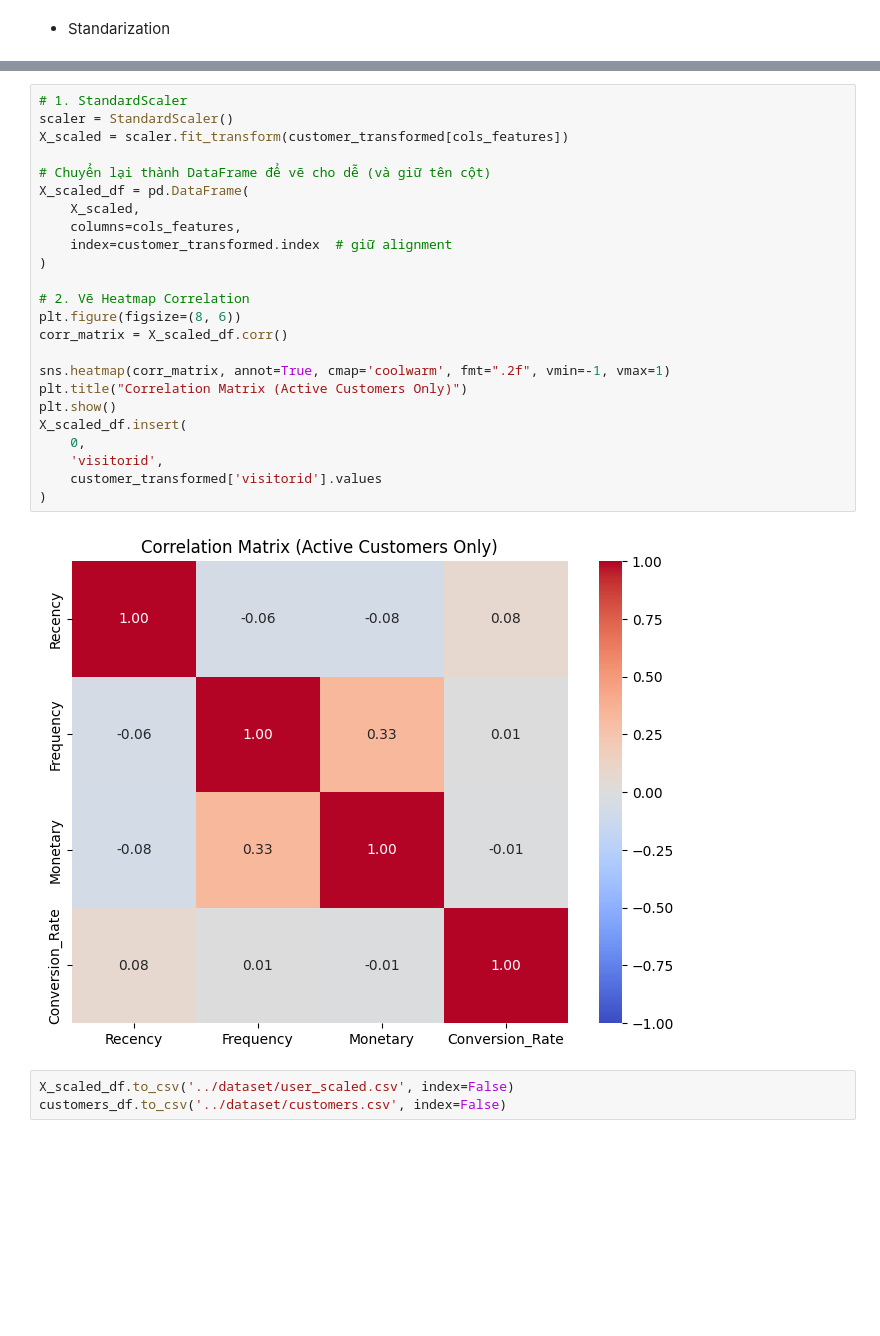
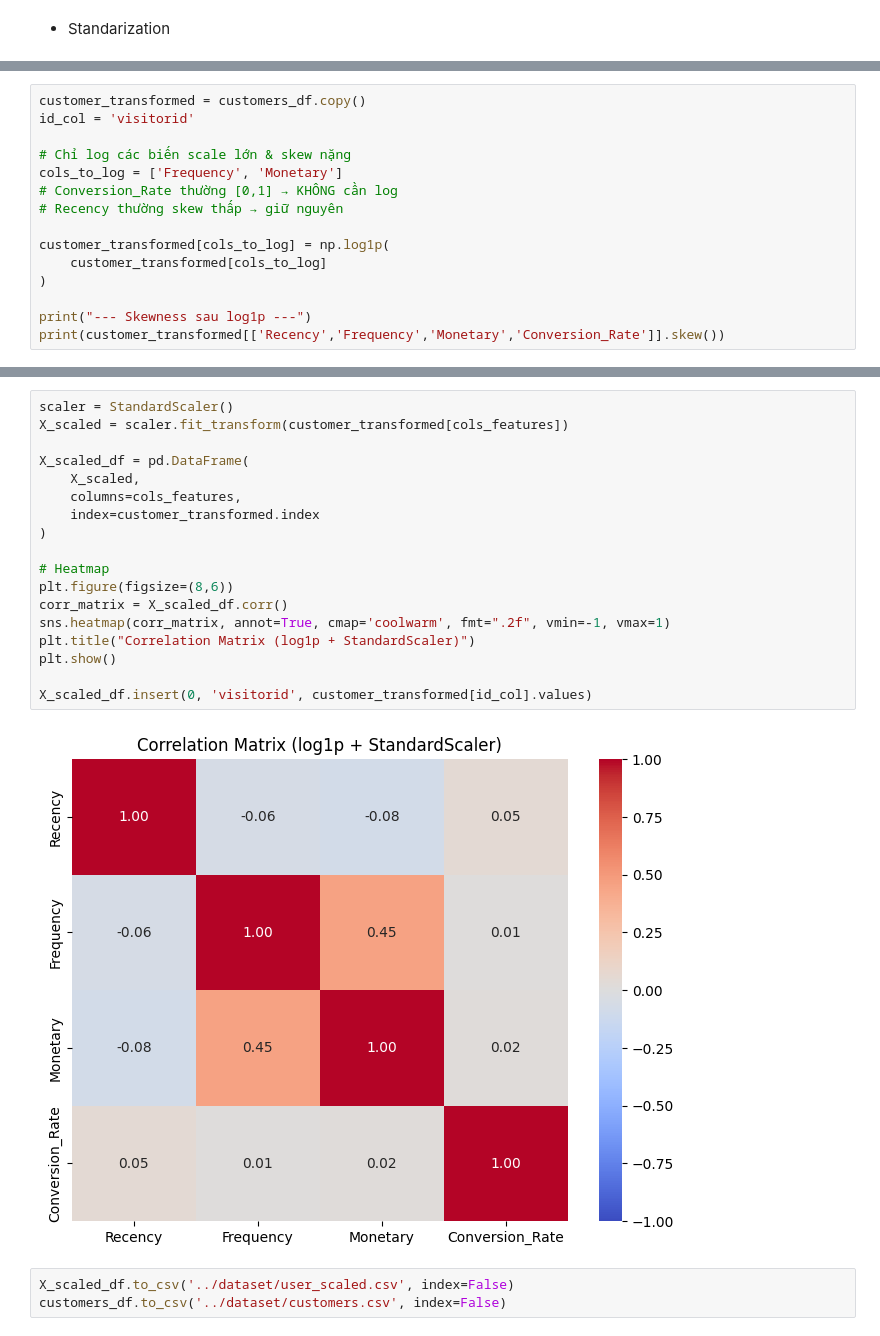
Before and after one commit to bluff-king/Customer-Segment-Personalization, a Jupyter notebook: CRISPDM/03_Data_Preparation.ipynb, the cells around one changed output, grey strips where cells are left out. Drawn from its saved outputs; the diff is of its cells as text; blank space fills up the shorter version.

```diff
--- a/CRISPDM/03_Data_Preparation.ipynb
+++ b/CRISPDM/03_Data_Preparation.ipynb
@@ -196,0 +165,15 @@ dtype: float64
+# %%
+customer_transformed = customers_df.copy()
+id_col = 'visitorid'
+
+# Chỉ log các biến scale lớn & skew nặng
+cols_to_log = ['Frequency', 'Monetary']
+# Conversion_Rate thường [0,1] → KHÔNG cần log
+# Recency thường skew thấp → giữ nguyên
+
+customer_transformed[cols_to_log] = np.log1p(
+    customer_transformed[cols_to_log]
+)
+
+print("--- Skewness sau log1p ---")
+print(customer_transformed[['Recency','Frequency','Monetary','Conversion_Rate']].skew())
@@ -197,29 +187,23 @@ dtype: float64
 # %%
-# 1. StandardScaler
 scaler = StandardScaler()
 X_scaled = scaler.fit_transform(customer_transformed[cols_features])
 
-# Chuyển lại thành DataFrame để vẽ cho dễ (và giữ tên cột)
 X_scaled_df = pd.DataFrame(
     X_scaled,
     columns=cols_features,
-    index=customer_transformed.index  # giữ alignment
+    index=customer_transformed.index
 )
 
-# 2. Vẽ Heatmap Correlation
-plt.figure(figsize=(8, 6))
+# Heatmap
+plt.figure(figsize=(8,6))
 corr_matrix = X_scaled_df.corr()
+sns.heatmap(corr_matrix, annot=True, cmap='coolwarm', fmt=".2f", vmin=-1, vmax=1)
+plt.title("Correlation Matrix (log1p + StandardScaler)")
+plt.show()
 
-sns.heatmap(corr_matrix, annot=True, cmap='coolwarm', fmt=".2f", vmin=-1, vmax=1)
-plt.title("Correlation Matrix (Active Customers Only)")
-plt.show()
-X_scaled_df.insert(
-    0,
-    'visitorid',
-    customer_transformed['visitorid'].values
-)
+X_scaled_df.insert(0, 'visitorid', customer_transformed[id_col].values)
 # %% [output]
-[figure, old version]
+[figure, new version]
 # %%
 X_scaled_df.to_csv('../dataset/user_scaled.csv', index=False)
 customers_df.to_csv('../dataset/customers.csv', index=False)
```
Also changed, not shown: parts of 9 cells of this notebook.
